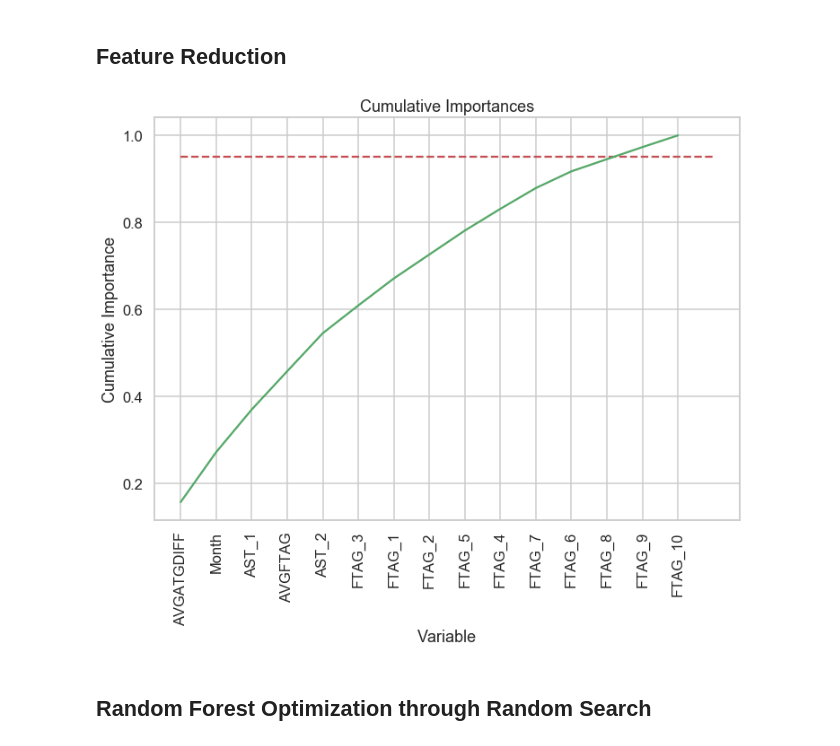
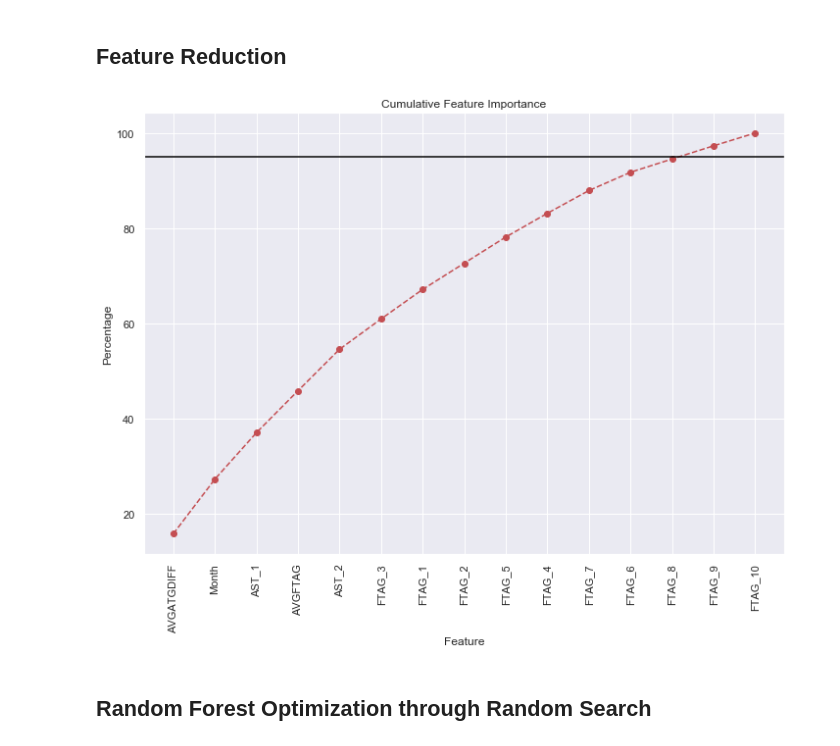
Before and after one commit to nichohelmut/bookie, a Jupyter notebook: away_team_prediction.ipynb, the cells around one changed output. Drawn from its saved outputs; the diff is of its cells as text; code cells hidden in the pictures.

```diff
--- a/away_team_prediction.ipynb
+++ b/away_team_prediction.ipynb
@@ -122 +111,6 @@ train_features, test_features, train_labels, test_labels = train_test_split(
+# %%
+# splitting arrays into random train and test subsets
+X_train, X_test, y_train, y_test = train_test_split(
+    df_result, target, test_size = 0.25,random_state = 42
+)
 # %%
@@ -143,0 +128,8 @@ Average baseline error:  1.11 Goals.
+# %%
+# as baseline we are going to use the HomeTeam Goal averages
+features_names = list(df_result.columns)
+X_train = np.array(X_train)
+base = X_train[:, features_names.index('AVGFTAG')]
+# subtracting train result from test data
+baseline_errors = abs(base - y_train)
+print('MAE: ', round(np.mean(baseline_errors), 2), 'Goals.')
@@ -148 +140,4 @@ rf = bp.prediction.random_forrest(train_features, train_labels, random_state = 4
+# %%
+# fitting the random forrest model at the begining with 1000 estimators
+rf = bp.prediction.random_forrest(X_train, y_train, n_estimators=1000,random_state = 42)
 # %% [markdown]
@@ -239,0 +187,13 @@ Variable: FTAG_10              Importance: 0.02691
+# %%
+# creates a list of feature names and their importance
+importance = np.round(rf.feature_importances_,4)
+dictionary = dict(zip(features_names, importance))
+sorted_dictionary=sorted(dictionary.items(), key=lambda x:x[1], reverse=True)
+names=[]
+values=[]
+for i in range(0, len(importance)):
+    print('Feature Importance: {:15} {}%'.format(
+        sorted_dictionary[i][0], np.round(sorted_dictionary[i][1]*100,4))
+         )
+    names.append(sorted_dictionary[i][0])
+    values.append(np.round(sorted_dictionary[i][1]*100,4))
@@ -242,22 +218,21 @@ Variable: FTAG_10              Importance: 0.02691
 # %%
 sns.set(style='whitegrid', rc={'figure.figsize':(11.7,8.27)})
 sns.set_context('talk')
-# %%
-# List of features sorted from most to least important
-sorted_importances = [importance[1] for importance in feature_importances]
-sorted_features = [importance[0] for importance in feature_importances]
-# Cumulative importances
-cumulative_importances = np.cumsum(sorted_importances)
-# Make a line graph
-plt.plot(list(range(len(importances))), cumulative_importances, 'g-')
-# Draw line at 95% of importance retained
-plt.hlines(y = 0.95, xmin=0, xmax=len(sorted_importances), color = 'r', linestyles = 'dashed')
-# Format x ticks and labels
-plt.xticks(list(range(len(importances))), sorted_features, rotation = 'vertical')
-# Axis labels and title
-plt.xlabel('Variable'); plt.ylabel('Cumulative Importance'); plt.title('Cumulative Importances');
-# %% [output]
-[figure, removed]
+# %%
+import seaborn as sns; sns.set()
+import matplotlib.pyplot as plt
+bottom, top = ylim()
+bottom = 0
+cum_values=np.cumsum(values)
+plt.plot(names,cum_values, '--bo', color='r')
+# set importance at 95%
+plt.axhline(95,color='black')
+plt.xticks(rotation=90);
+plt.xlabel('Feature');
+plt.ylabel('Percentage');
+plt.title('Cumulative Feature Importance');
+# %% [output]
+[figure, added]
 # %% [markdown]
 ## Random Forest Optimization through Random Search
 # %%
```
Also changed, not shown: parts of 24 cells of this notebook, 18 other files.
